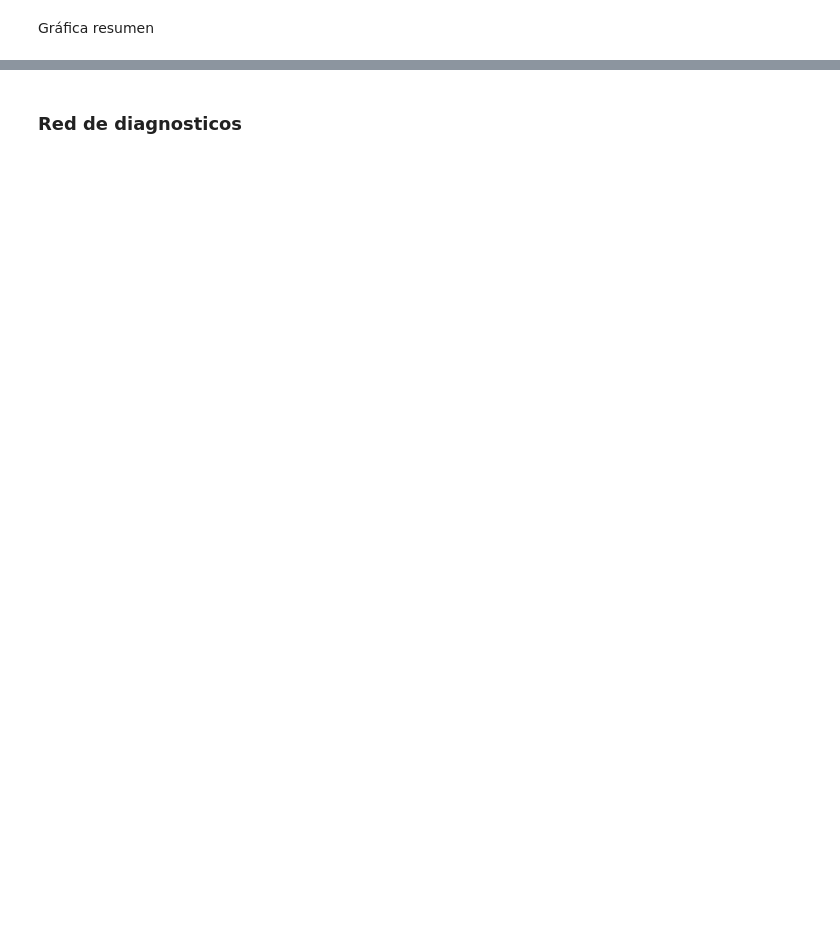
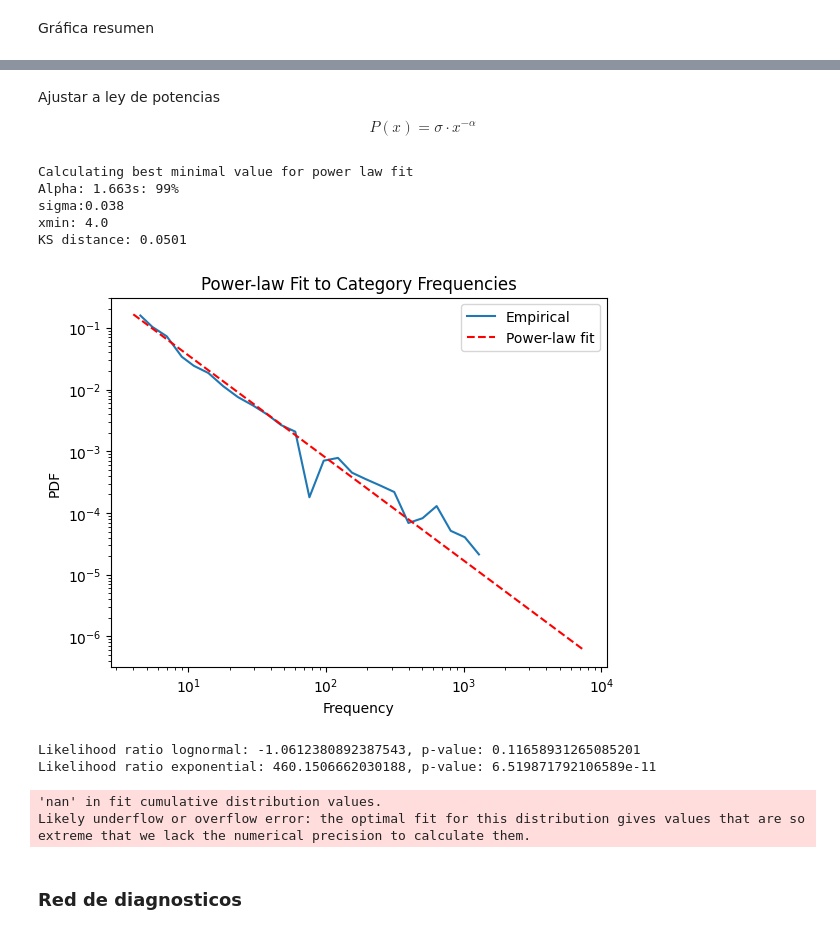
Before and after one commit to mar-esther23/SEMEFO_busqueda, a Jupyter notebook: HBO_analisis_diag.ipynb, the cells around one changed output, grey strips where cells are left out. Cells and saved outputs as stored; diff of their text form; code cells hidden in the pictures; blank space fills up the shorter version.

```diff
--- a/HBO_analisis_diag.ipynb
+++ b/HBO_analisis_diag.ipynb
@@ -157,3 +212,44 @@ plt.show()
+# %% [markdown]
+Ajustar a ley de potencias
+
+$$P(x)=\sigma\cdot x^{−α}$$
+# %%
+import powerlaw
+
+# Fit the model
+fit = powerlaw.Fit(df_cat['freq'])
+
+# Estimate alpha (exponent) and xmin
+print(f"Alpha: {fit.power_law.alpha:.3f}")
+print(f"sigma:{fit.power_law.sigma:.3f}")
+print(f"xmin: {fit.power_law.xmin}")
+print(f"KS distance: {fit.power_law.D:.4f}")
+
+# Plot the distribution and power-law fit
+fit.plot_pdf(label='Empirical')
+fit.power_law.plot_pdf(color='r', linestyle='--', label='Power-law fit')
+plt.legend()
+plt.title("Power-law Fit to Category Frequencies")
+plt.xlabel("Frequency")
+plt.ylabel("PDF")
+plt.show()
+# %% [output]
+Calculating best minimal value for power law fit
+Alpha: 1.663s: 99%
+sigma:0.038
+xmin: 4.0
+KS distance: 0.0501
+[figure, added]
+# %%
+R, p = fit.distribution_compare('power_law', 'lognormal')
+print(f"Likelihood ratio lognormal: {R}, p-value: {p}")
+R, p = fit.distribution_compare('power_law', 'exponential')
+print(f"Likelihood ratio exponential: {R}, p-value: {p}")
+# %% [output]
+Likelihood ratio lognormal: -1.0612380892387543, p-value: 0.11658931265085201
+Likelihood ratio exponential: 460.1506662030188, p-value: 6.519871792106589e-11
+'nan' in fit cumulative distribution values.
+Likely underflow or overflow error: the optimal fit for this distribution gives values that are so extreme that we lack the numerical precision to calculate them.
 # %% [markdown]
 ### Red de diagnosticos
 # %%
```
Also changed, not shown: parts of 19 cells of this notebook, 4 other files.
